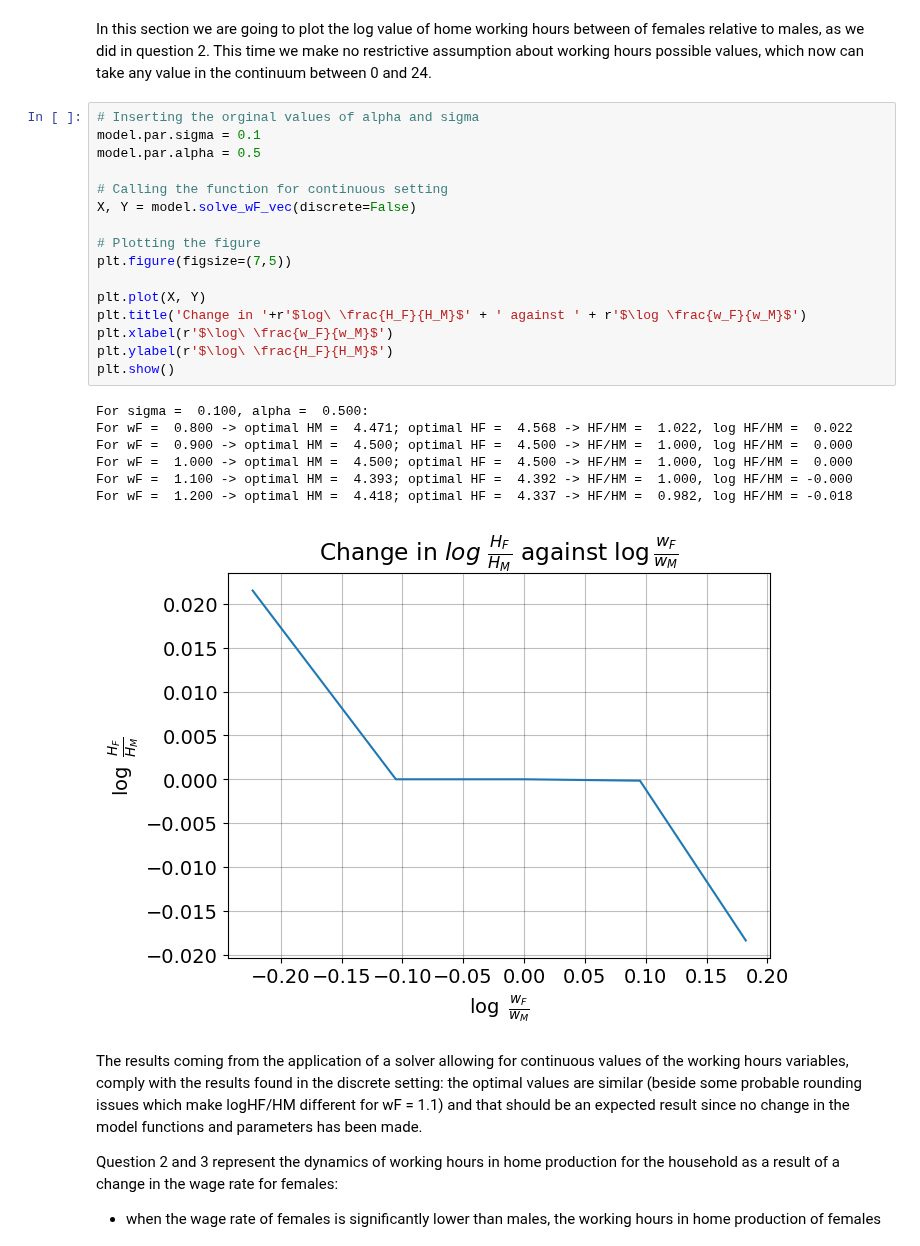
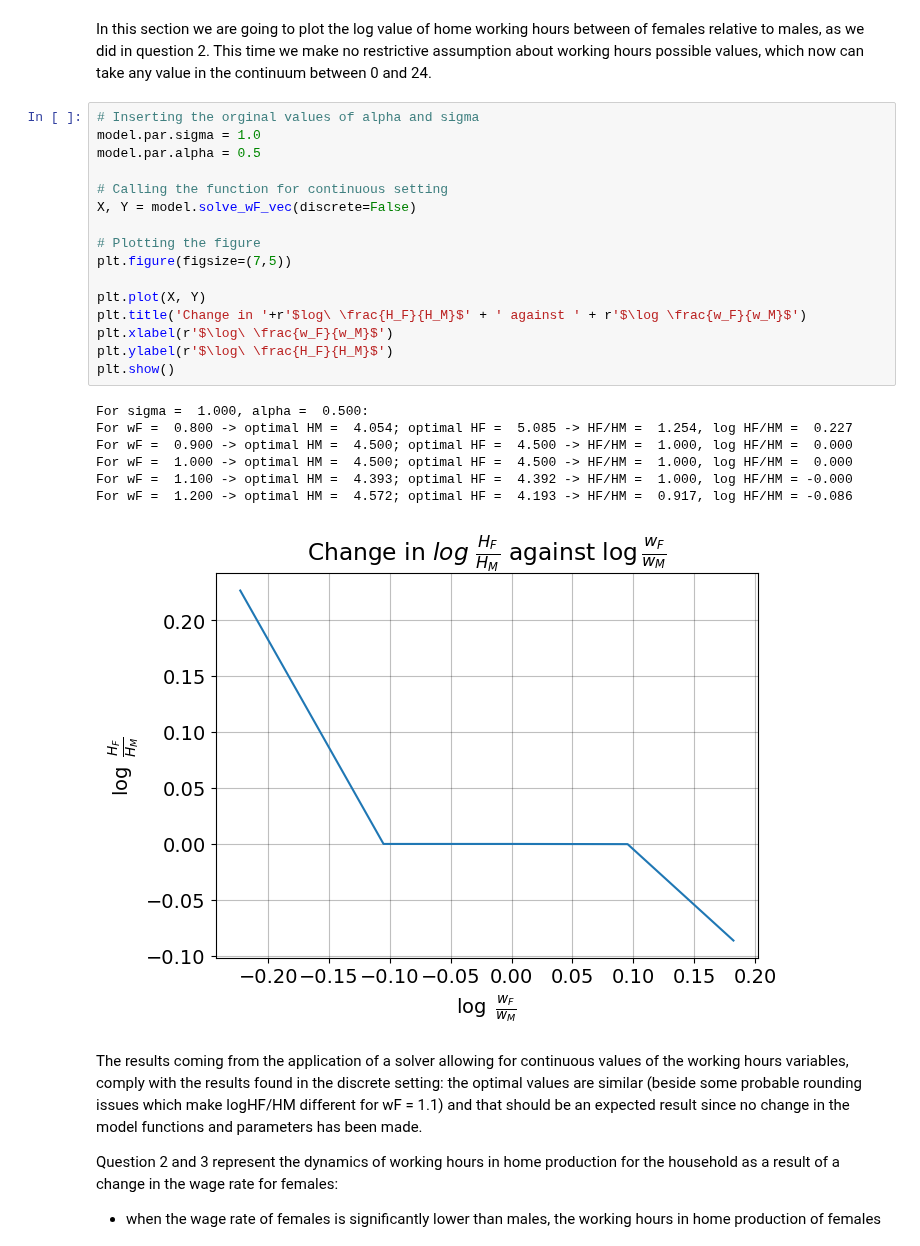
Before and after one commit to NumEconCopenhagen/projects-2023-EFS, a Jupyter notebook: inauguralproject/aIP.ipynb, the cells around one changed output. Saved outputs shown, nothing was run; the diff lists cells and outputs as text.

```diff
--- a/inauguralproject/aIP.ipynb
+++ b/inauguralproject/aIP.ipynb
@@ -79,28 +82,28 @@ It is seen when the females wage is between 0.9-1.0 then they work an equal amou
 In this section we are going to plot the log value of home working hours between of females relative to males, as we did in question 2. This time we make no restrictive assumption about working hours possible values, which now can take any value in the continuum between 0 and 24.
 # %%
 # Inserting the orginal values of alpha and sigma
-model.par.sigma = 0.1
+model.par.sigma = 1.0
 model.par.alpha = 0.5
 
 # Calling the function for continuous setting
 X, Y = model.solve_wF_vec(discrete=False)
 
 # Plotting the figure
 plt.figure(figsize=(7,5))
 
 plt.plot(X, Y)
 plt.title('Change in '+r'$log\ \frac{H_F}{H_M}$' + ' against ' + r'$\log \frac{w_F}{w_M}$')
 plt.xlabel(r'$\log\ \frac{w_F}{w_M}$')
 plt.ylabel(r'$\log\ \frac{H_F}{H_M}$')
 plt.show()
 # %% [output]
-For sigma =  0.100, alpha =  0.500:
-For wF =  0.800 -> optimal HM =  4.471; optimal HF =  4.568 -> HF/HM =  1.022, log HF/HM =  0.022
+For sigma =  1.000, alpha =  0.500:
+For wF =  0.800 -> optimal HM =  4.054; optimal HF =  5.085 -> HF/HM =  1.254, log HF/HM =  0.227
 For wF =  0.900 -> optimal HM =  4.500; optimal HF =  4.500 -> HF/HM =  1.000, log HF/HM =  0.000
 For wF =  1.000 -> optimal HM =  4.500; optimal HF =  4.500 -> HF/HM =  1.000, log HF/HM =  0.000
 For wF =  1.100 -> optimal HM =  4.393; optimal HF =  4.392 -> HF/HM =  1.000, log HF/HM = -0.000
-For wF =  1.200 -> optimal HM =  4.418; optimal HF =  4.337 -> HF/HM =  0.982, log HF/HM = -0.018
+For wF =  1.200 -> optimal HM =  4.572; optimal HF =  4.193 -> HF/HM =  0.917, log HF/HM = -0.086
-[figure, old version]
+[figure, new version]
 # %% [markdown]
 The results coming from the application of a solver allowing for continuous values of the working hours variables, comply with the results found in the discrete setting: the optimal values are similar (beside some probable rounding issues which make logHF/HM different for wF = 1.1) and that should be an expected result since no change in the model functions and parameters has been made.
 
```
Also changed, not shown: parts of 1 cell of this notebook.
